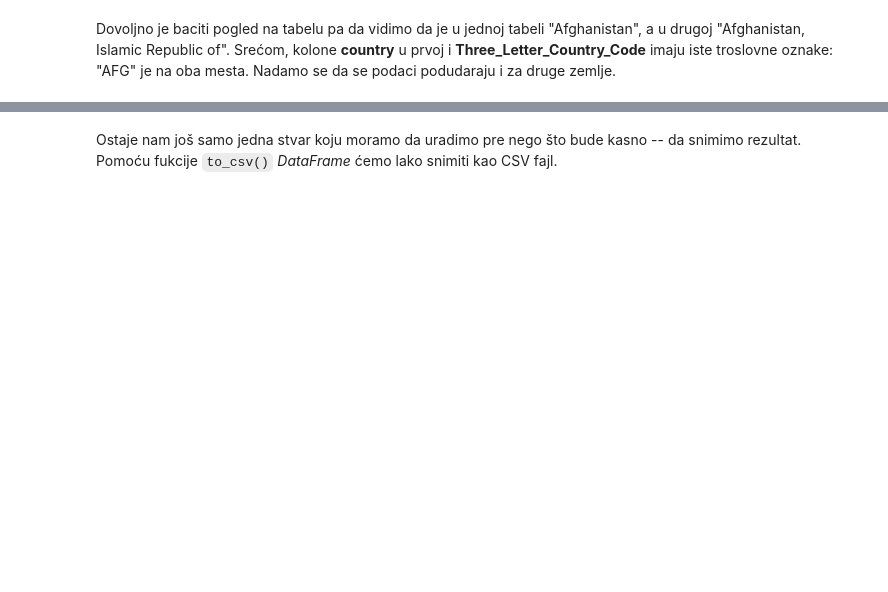
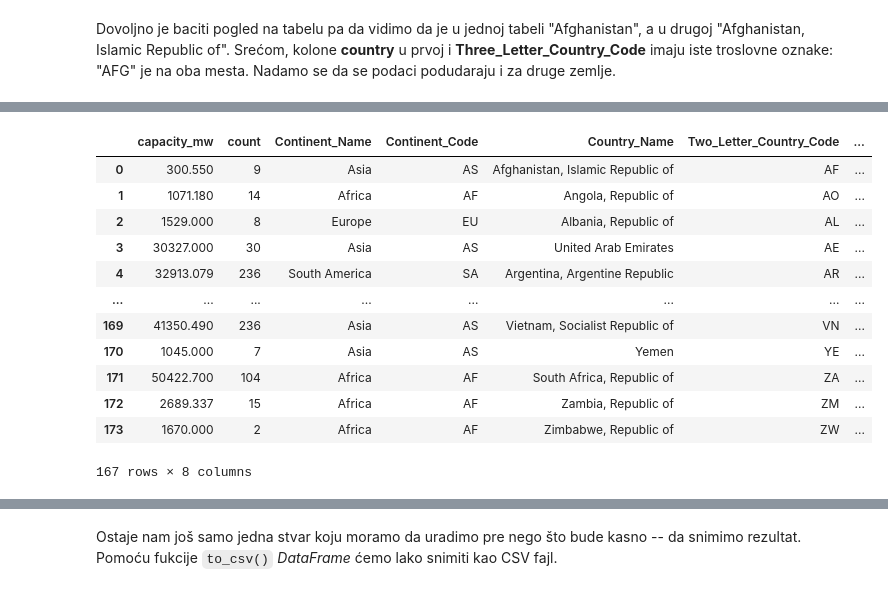
Before and after one commit to sverbic/skriptna-obrada-podataka, a Jupyter notebook: notebooks/1 Obrada tabelarnih podataka u Pajtonu.ipynb, the cells around one changed output, grey strips where cells are left out. Saved outputs shown, nothing was run; the diff lists cells and outputs as text; code cells hidden in the pictures; blank space fills up the shorter version.

```diff
--- a/notebooks/1 Obrada tabelarnih podataka u Pajtonu.ipynb
+++ b/notebooks/1 Obrada tabelarnih podataka u Pajtonu.ipynb
@@ -496 +539,17 @@ gdf
+# %%
+gdf
+# %% [output]
+|  | capacity_mw | count | Continent_Name | Continent_Code | Country_Name | Two_Letter_Country_Code | ... |
+| 0 | 300.550 | 9 | Asia | AS | Afghanistan, Islamic Republic of | AF | ... |
+| 1 | 1071.180 | 14 | Africa | AF | Angola, Republic of | AO | ... |
+| 2 | 1529.000 | 8 | Europe | EU | Albania, Republic of | AL | ... |
+| 3 | 30327.000 | 30 | Asia | AS | United Arab Emirates | AE | ... |
+| 4 | 32913.079 | 236 | South America | SA | Argentina, Argentine Republic | AR | ... |
+| ... | ... | ... | ... | ... | ... | ... | ... |
+| 169 | 41350.490 | 236 | Asia | AS | Vietnam, Socialist Republic of | VN | ... |
+| 170 | 1045.000 | 7 | Asia | AS | Yemen | YE | ... |
+| 171 | 50422.700 | 104 | Africa | AF | South Africa, Republic of | ZA | ... |
+| 172 | 2689.337 | 15 | Africa | AF | Zambia, Republic of | ZM | ... |
+| 173 | 1670.000 | 2 | Africa | AF | Zimbabwe, Republic of | ZW | ... |
+167 rows × 8 columns
 # %% [markdown]
```
Also changed, not shown: parts of 23 cells of this notebook, 8 other files.
